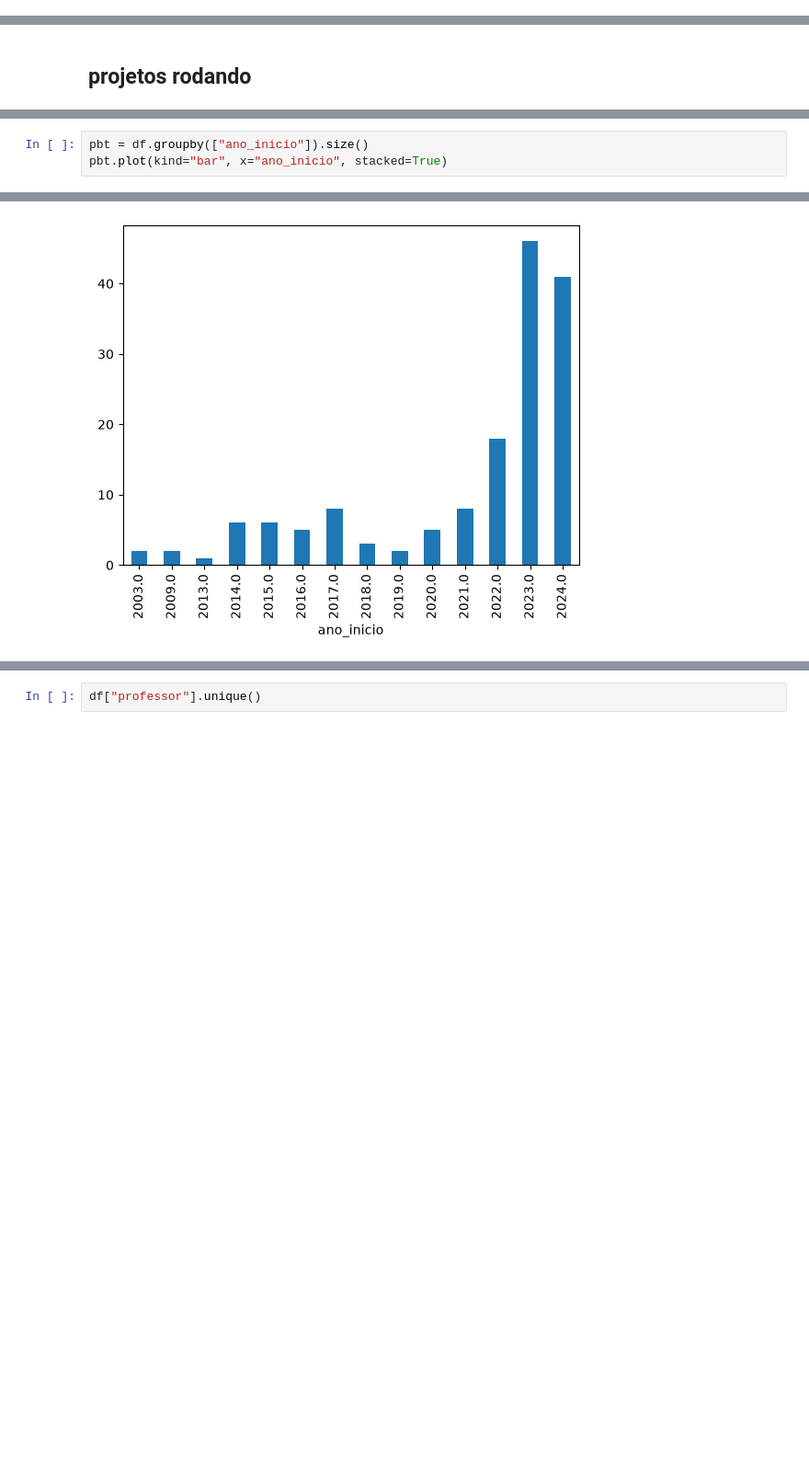
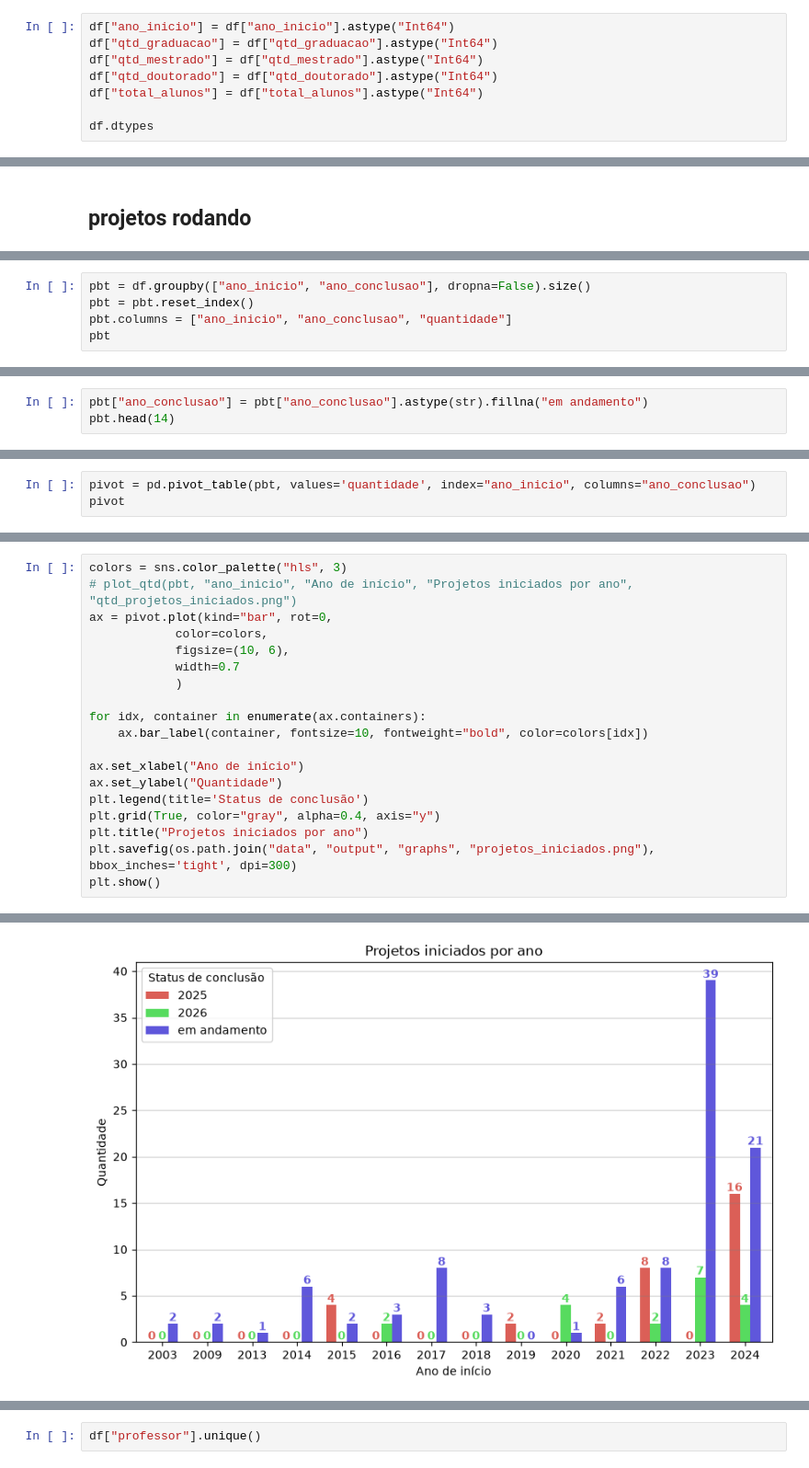
Before and after one commit to fernandanlisboa/analysing_lattes_projects, a Jupyter notebook: analysis.ipynb, the cells around one changed output, grey strips where cells are left out. Shown at 92% size. Saved outputs shown, nothing was run; the diff lists cells and outputs as text; blank space fills up the shorter version.

Commit message:
update graphs

```diff
--- a/analysis.ipynb
+++ b/analysis.ipynb
@@ -151,3 +152,11 @@ df["ano_conclusao"].unique()
 <IntegerArray>
 [<NA>, 2026, 2025]
 Length: 3, dtype: Int64
+# %%
+df["ano_inicio"] = df["ano_inicio"].astype("Int64")
+df["qtd_graduacao"] = df["qtd_graduacao"].astype("Int64")
+df["qtd_mestrado"] = df["qtd_mestrado"].astype("Int64")
+df["qtd_doutorado"] = df["qtd_doutorado"].astype("Int64")
+df["total_alunos"] = df["total_alunos"].astype("Int64")
+
+df.dtypes
@@ -173 +218,6 @@ Index(['lattes_id', 'professor', 'ano_inicio', 'ano_conclusao', 'projeto',
       dtype='str')
+# %%
+pbt = df.groupby(["ano_inicio", "ano_conclusao"], dropna=False).size()
+pbt = pbt.reset_index()
+pbt.columns = ["ano_inicio", "ano_conclusao", "quantidade"]
+pbt
@@ -173,0 +242,3 @@ Index(['lattes_id', 'professor', 'ano_inicio', 'ano_conclusao', 'projeto',
+# %%
+pbt["ano_conclusao"] = pbt["ano_conclusao"].astype(str).fillna("em andamento")
+pbt.head(14)
@@ -173,0 +261,3 @@ Index(['lattes_id', 'professor', 'ano_inicio', 'ano_conclusao', 'projeto',
+# %%
+pivot = pd.pivot_table(pbt, values='quantidade', index="ano_inicio", columns="ano_conclusao")
+pivot
@@ -174,4 +281,20 @@ Index(['lattes_id', 'professor', 'ano_inicio', 'ano_conclusao', 'projeto',
 # %%
-pbt = df.groupby(["ano_inicio"]).size()
-pbt.plot(kind="bar", x="ano_inicio", stacked=True)
+colors = sns.color_palette("hls", 3)
+# plot_qtd(pbt, "ano_inicio", "Ano de início", "Projetos iniciados por ano", "qtd_projetos_iniciados.png")
+ax = pivot.plot(kind="bar", rot=0,
+            color=colors,
+            figsize=(10, 6),
+            width=0.7
+            )
+
+for idx, container in enumerate(ax.containers):
+    ax.bar_label(container, fontsize=10, fontweight="bold", color=colors[idx])
+
+ax.set_xlabel("Ano de início")
+ax.set_ylabel("Quantidade")
+plt.legend(title='Status de conclusão')
+plt.grid(True, color="gray", alpha=0.4, axis="y")
+plt.title("Projetos iniciados por ano")
+plt.savefig(os.path.join("data", "output", "graphs", "projetos_iniciados.png"),  bbox_inches='tight', dpi=300)
+plt.show()
 # %% [output]
@@ -179 +301 @@ pbt.plot(kind="bar", x="ano_inicio", stacked=True)
-[figure, old version]
+[figure, new version]
```
Also changed, not shown: parts of 40 cells of this notebook.
